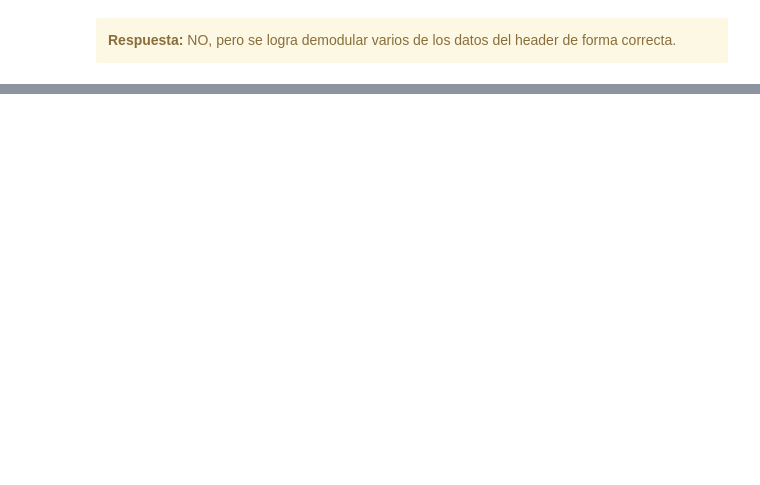
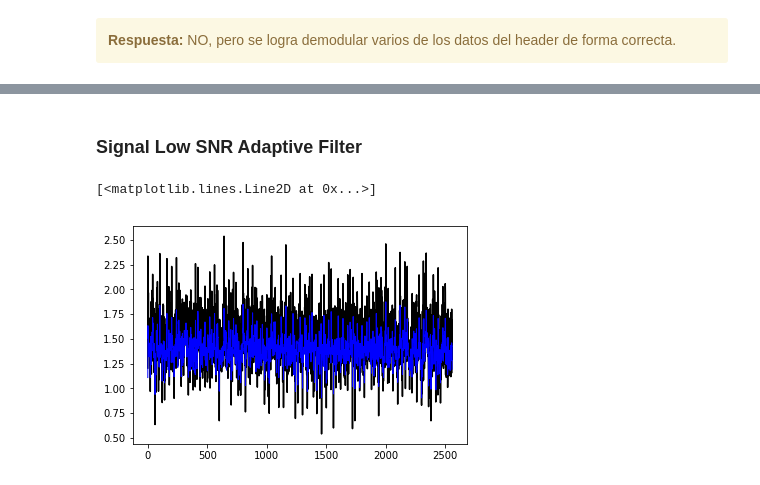
Before and after one commit to ericsonj/TP1_MSE_PDS, a Jupyter notebook: TP1_EricsonEstupiñan.ipynb, the cells around one changed output, grey strips where cells are left out. Saved outputs shown, nothing was run; the diff lists cells and outputs as text; code cells hidden in the pictures; blank space fills up the shorter version.

```diff
--- a/TP1_EricsonEstupiñan.ipynb
+++ b/TP1_EricsonEstupiñan.ipynb
@@ -145,0 +266,11 @@ su valor debe ser igual a 0b10101100
+# %% [markdown]
+### Signal Low SNR Adaptive Filter
+# %%
+signalLSNR_AFilter = signal.filtfilt(np.flip(tppulse),1,tpsignalLowSNR[0:NSAMPLE])
+
+plt.figure()
+plt.plot(tpsignalLowSNR[:NSAMPLE], 'k-', label='tpsignalLowSNR')
+plt.plot(signalLSNR_AFilter[:NSAMPLE], 'b-', linewidth=1, label='signalLSNR_AFilter')
+# %% [output]
+[<matplotlib.lines.Line2D at 0x...>]
+[figure, added]
```
Also changed, not shown: parts of 21 cells of this notebook, 3 other files.
